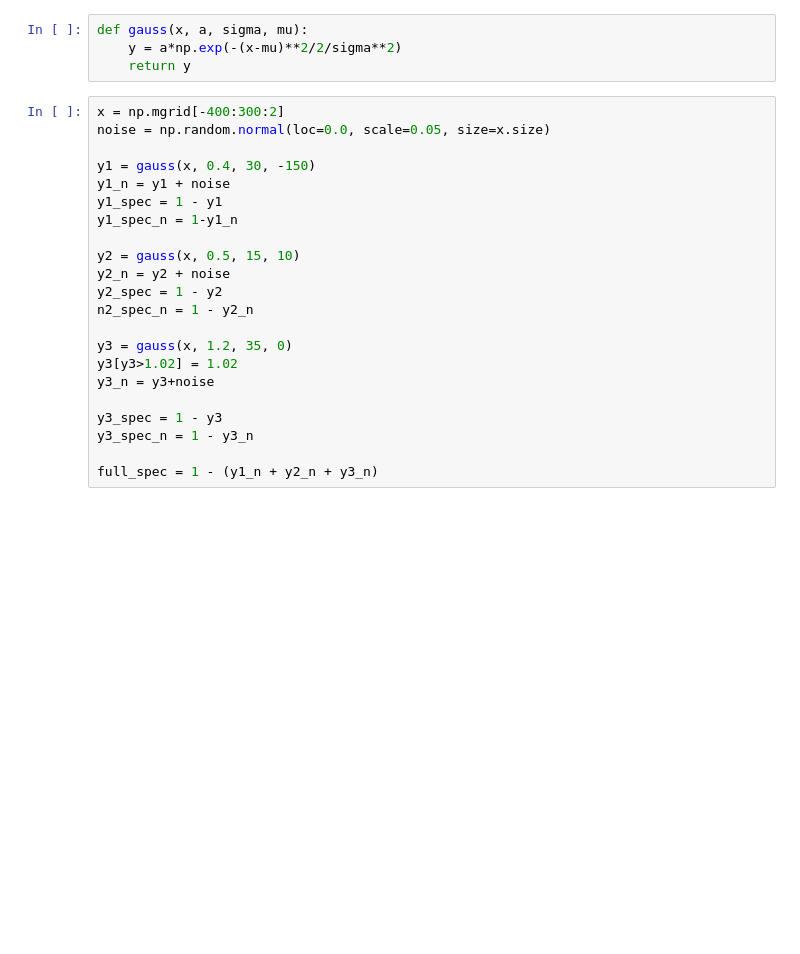
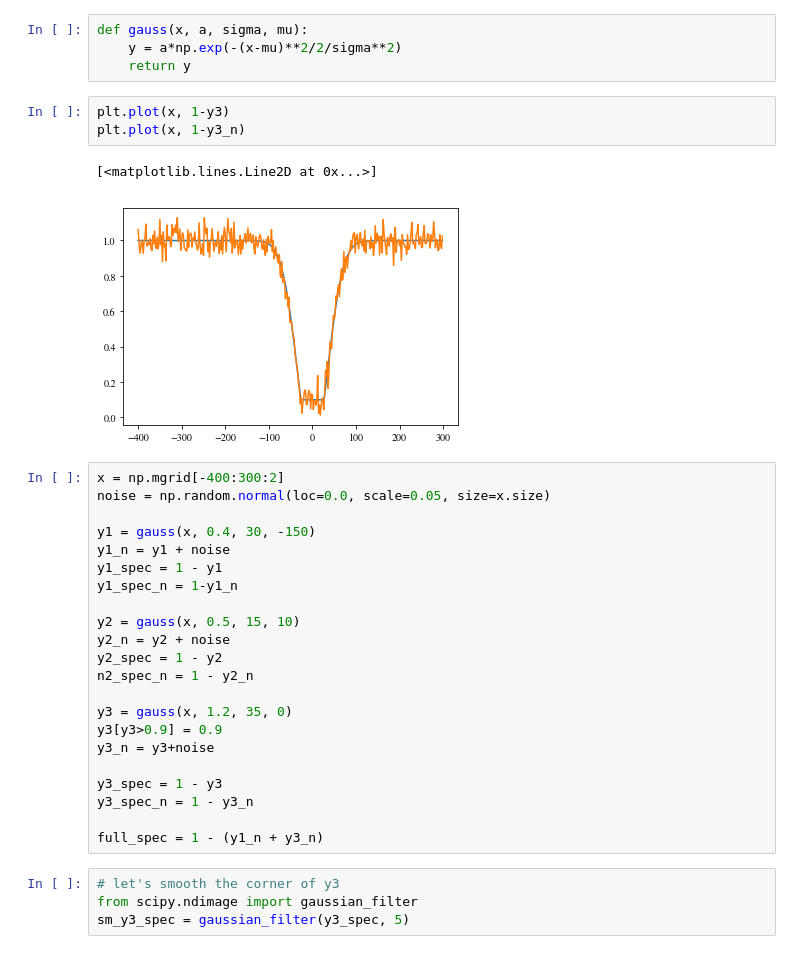
Before and after one commit to foggie-sims/foggie, a Jupyter notebook: foggie/mocky_way/synthesized_hvc_spec.ipynb, the cells around one changed output. Saved outputs shown, nothing was run; the diff lists cells and outputs as text; blank space fills up the shorter version.

```diff
--- a/foggie/mocky_way/synthesized_hvc_spec.ipynb
+++ b/foggie/mocky_way/synthesized_hvc_spec.ipynb
@@ -8,6 +8,12 @@ mpl.rcParams['font.family'] = 'stixgeneral'
 def gauss(x, a, sigma, mu):
     y = a*np.exp(-(x-mu)**2/2/sigma**2)
     return y
+# %%
+plt.plot(x, 1-y3)
+plt.plot(x, 1-y3_n)
+# %% [output]
+[<matplotlib.lines.Line2D at 0x...>]
+[figure, added]
 # %%
 x = np.mgrid[-400:300:2]
 noise = np.random.normal(loc=0.0, scale=0.05, size=x.size)
@@ -23,13 +29,17 @@ y2_spec = 1 - y2
 n2_spec_n = 1 - y2_n
 
 y3 = gauss(x, 1.2, 35, 0)
-y3[y3>1.02] = 1.02
+y3[y3>0.9] = 0.9
 y3_n = y3+noise
 
 y3_spec = 1 - y3
 y3_spec_n = 1 - y3_n
 
-full_spec = 1 - (y1_n + y2_n + y3_n)
+full_spec = 1 - (y1_n + y3_n)
+# %%
+# let's smooth the corner of y3
+from scipy.ndimage import gaussian_filter
+sm_y3_spec = gaussian_filter(y3_spec, 5)
 # %%
 fig = plt.figure(figsize=(4, 3))
 ax = fig.add_subplot(111)
```
Also changed, not shown: parts of 1 cell of this notebook, 3 other files.
